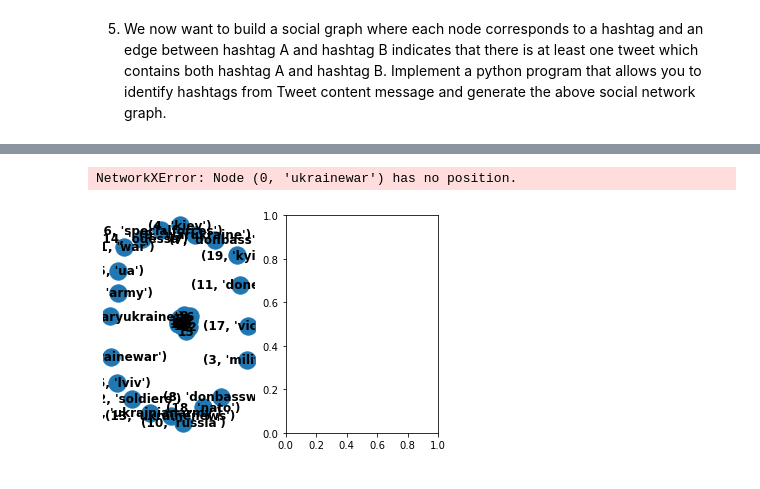
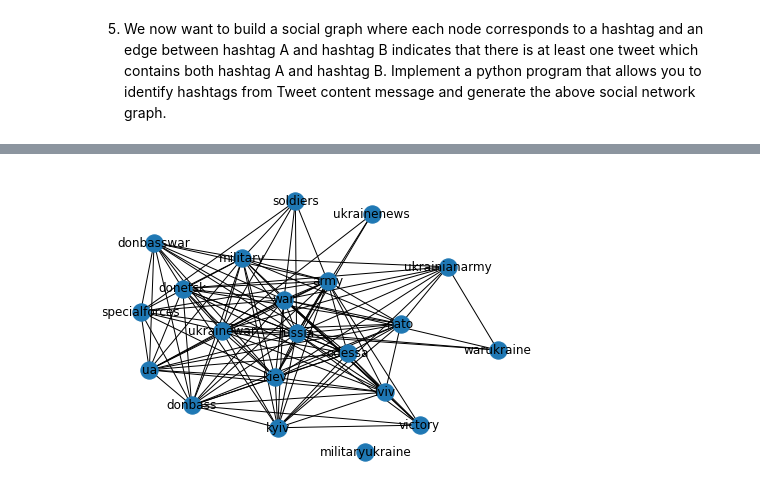
Before and after one commit to benedikt-armbruster/WarTwitterAnalysis, a Jupyter notebook: networkx.ipynb, the cells around one changed output, grey strips where cells are left out. Cells and saved outputs as stored; diff of their text form; code cells hidden in the pictures.

```diff
--- a/networkx.ipynb
+++ b/networkx.ipynb
@@ -3,9 +3,11 @@
 # %%
 import pandas as pd
 import ast
+import matplotlib.pyplot as plt
 
+#deleted #militaryukraine because it has no other connection
 hashtags = ['ukrainewar', 'war', 'army', 'military', 'kiev', 'ua', 'specialforces', 'donbass', 'donbasswar', 'warukraine', 'russia', 'donetsk', 'soldiers', 'ukrainenews', 'odessa', 'ukrainianarmy', 'lviv', 'victory', 'nato', 'kyiv', 'militaryukraine']
-tweets = pd.read_csv('tweets.csv')
+tweets = pd.read_csv('tweets_20000.csv')
 
 dictOfhashtags = { i : [] for i in hashtags }
 list_of_matches = []
@@ -36,0 +41,3 @@ for element in list_of_matches_with_more_than_one:
+# %%
+flattened = [val for sublist in combis for val in sublist]
+print(flattened)
@@ -37,12 +46,10 @@ for element in list_of_matches_with_more_than_one:
 # %%
 edges = []
-for l in combis:
-    for t in l:
-        edge = (hashtags.index(t[0]),hashtags.index(t[1]))
-        edge = sorted (edge)
-        edge = tuple(edge)
-        if edge not in edges:
-            edges.append(edge)
+for l in flattened:
+    edge = sorted ((l[0],l[1]))
+    edge = tuple(edge)
+    if edge not in edges:
+        edges.append(edge)
 
 print(edges)
 # %% [output]
@@ -81,10 +57,10 @@ NetworkXError: Node (0, 'ukrainewar') has no position.
-# %%
-import matplotlib.pyplot as plt
-
-subax1 = plt.subplot(121)
-nx.draw(G, with_labels=True, font_weight='bold')
-subax2 = plt.subplot(122)
-nx.draw_shell(G, nlist=[range(5, 10), range(5)], with_labels=True, font_weight='bold')
-# %% [output]
-NetworkXError: Node (0, 'ukrainewar') has no position.
-[figure, removed]
+# %%
+import networkx as nx
+G = nx.Graph()
+G.add_nodes_from(hashtags)
+G.add_edges_from(edges)
+
+pos = nx.spring_layout(G, k=2.5, iterations=50)
+nx.draw(G, pos, with_labels = True)
+# %% [output]
+[figure, added]
```
Also changed, not shown: parts of 30 cells of this notebook.
